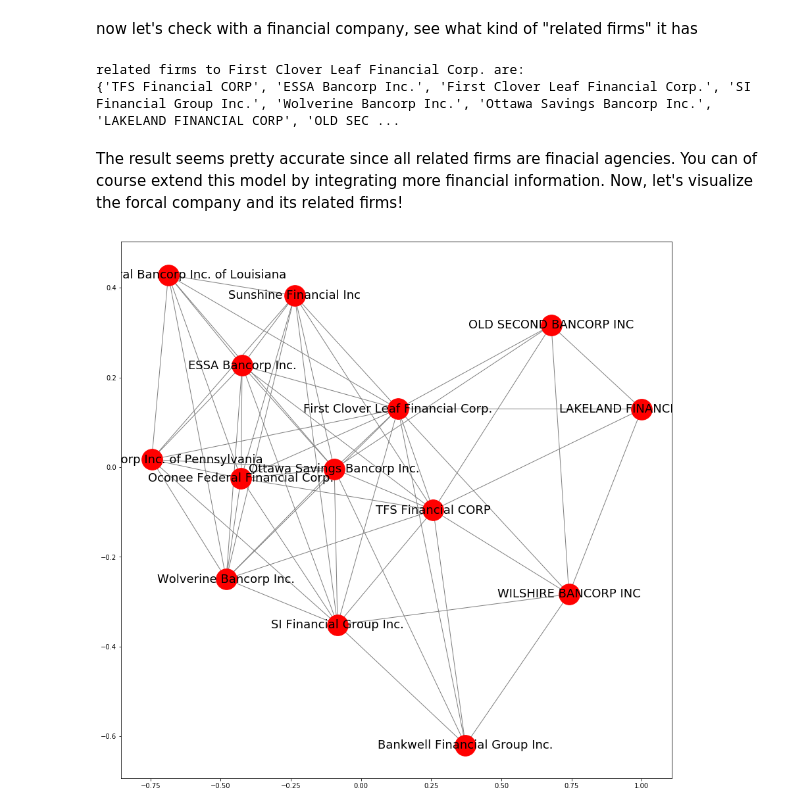
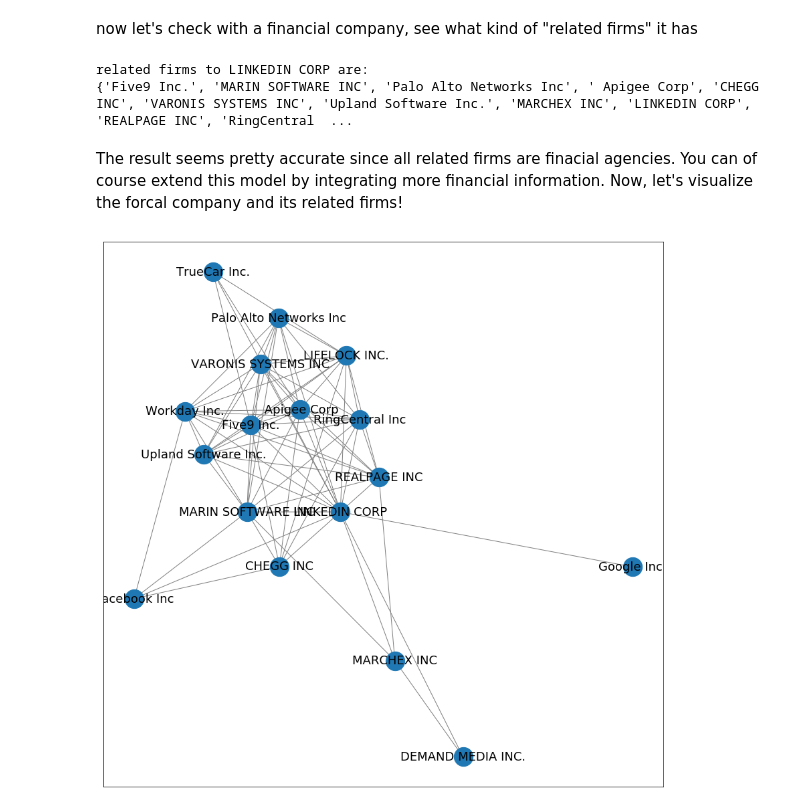
Before and after one commit to Nicozheng/teaching_network, a Jupyter notebook: GraphBasedAlgorithms.ipynb, the cells around one changed output. Drawn from its saved outputs; the diff is of its cells as text; code cells hidden in the pictures.

```diff
--- a/GraphBasedAlgorithms.ipynb
+++ b/GraphBasedAlgorithms.ipynb
@@ -329,7 +331,7 @@ Text(0,0.5,'Probability')
 # %% [markdown]
 #### 4. Apply threshold and Build Network
 # %%
-def build_industry_network(similarity_matrix, company_names, threshold=0.6):
+def build_industry_network(similarity_matrix, company_names, threshold=0.55):
     similarity_matrix = np.where(similarity_matrix>threshold, similarity_matrix, 0)  # set cosine similarity to 0 if it is smaller than the threshold
     # change the diagonal value into 0
     for i in range(len(similarity_matrix)):
@@ -343,20 +349,27 @@ industry_network = build_industry_network(similarity, data['comp_name'].values)
 # %% [markdown]
 now let's check with a financial company, see what kind of "related firms" it has
+# %%
+def select_industry(industry_network, focal_firm):
+    companies = set(industry_network.neighbors(focal_firm)) | set([focal_firm])
+    return companies
 # %%
-selected_firm_name = "First Clover Leaf Financial Corp."
-mask_nodes = set(industry_network.neighbors(selected_firm_name)) | set([selected_firm_name])
+selected_firm_name = "LINKEDIN CORP"
+related_firms = select_industry(industry_network, selected_firm_name)
 print("related firms to %s are: " %selected_firm_name)
-print(mask_nodes)
-subgraph = nx.subgraph(industry_network, mask_nodes)
+print(related_firms)
+subgraph = nx.subgraph(industry_network, related_firms)
 # %% [output]
-related firms to First Clover Leaf Financial Corp. are:
-{'TFS Financial CORP', 'ESSA Bancorp Inc.', 'First Clover Leaf Financial Corp.', 'SI Financial Group Inc.', 'Wolverine Bancorp Inc.', 'Ottawa Savings Bancorp Inc.', 'LAKELAND FINANCIAL CORP', 'OLD SEC ...
+related firms to LINKEDIN CORP are:
+{'Five9 Inc.', 'MARIN SOFTWARE INC', 'Palo Alto Networks Inc', ' Apigee Corp', 'CHEGG INC', 'VARONIS SYSTEMS INC', 'Upland Software Inc.', 'MARCHEX INC', 'LINKEDIN CORP', 'REALPAGE INC', 'RingCentral  ...
 # %% [markdown]
 The result seems pretty accurate since all related firms are finacial agencies. You can of course extend this model by integrating more financial information.
 Now, let's visualize the forcal company and its related firms!
 # %%
-plt.figure(figsize=(15,15))
-pos = nx.spring_layout(subgraph)
-nx.draw_networkx(subgraph, node_size=1000, font_size =18, edge_color='0.5', pos=pos, cmap=plt.cm.Reds)
+def plot_industry(G):
+    plt.figure(figsize=(15,15))
+    pos = nx.spring_layout(G)
+    nx.draw_networkx(G, node_size=800, font_size =18, edge_color='0.5', pos=pos, cmap=plt.cm.Reds)
-# %% [output]
-[figure, removed]
+# %%
+plot_industry(subgraph)
+# %% [output]
+[figure, added]
```
Also changed, not shown: parts of 22 cells of this notebook, 18 other files.
